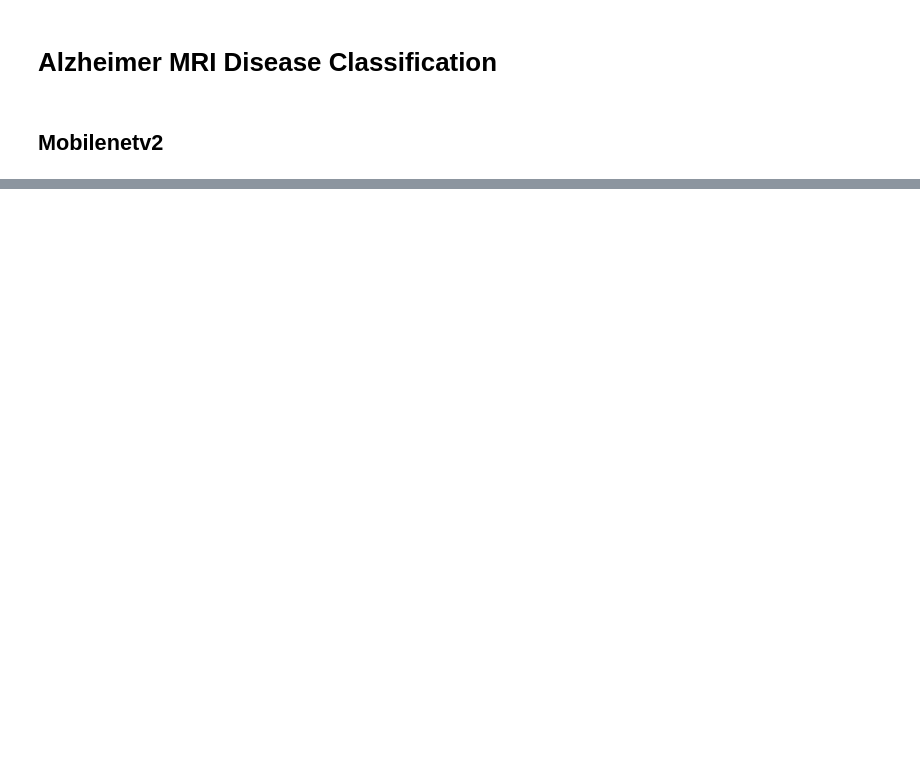
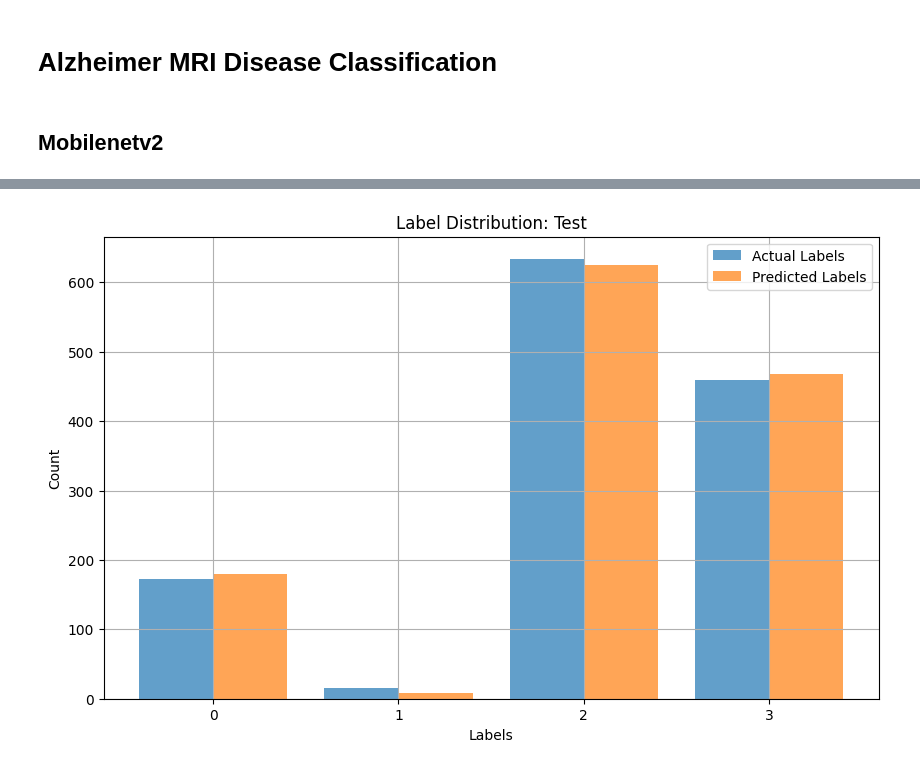
Before and after one commit to leehimcm/ml-project_Alzheimer-MRI-Disease-Classification, a Jupyter notebook: Mobilenetv2_sooyeon.ipynb, the cells around one changed output, grey strips where cells are left out. Drawn from its saved outputs; the diff is of its cells as text; code cells hidden in the pictures; blank space fills up the shorter version.

```diff
--- a/Mobilenetv2_sooyeon.ipynb
+++ b/Mobilenetv2_sooyeon.ipynb
@@ -195,0 +240,27 @@ F1-Score: 0.9601, Accuracy: 0.9602
+# %%
+from collections import Counter
+
+def plot_label_distribution(labels, preds, title):
+    actual_counts = Counter(labels)
+    predicted_counts = Counter(preds)
+    all_classes = sorted(set(labels))
+    actual_distribution = [actual_counts[cls] for cls in all_classes]
+    predicted_distribution = [predicted_counts[cls] for cls in all_classes]
+
+    plt.figure(figsize=(10, 6))
+    bar_width = 0.4
+    indices = np.arange(len(all_classes))
+    plt.bar(indices, actual_distribution, width=bar_width, label="Actual Labels", alpha=0.7)
+    plt.bar(indices + bar_width, predicted_distribution, width=bar_width, label="Predicted Labels", alpha=0.7)
+    plt.title(title)
+    plt.xlabel("Labels")
+    plt.ylabel("Count")
+    plt.xticks(indices + bar_width / 2, all_classes)
+    plt.legend()
+    plt.grid(True)
+    plt.show()
+
+# Test Label Distribution
+plot_label_distribution(y_true, y_pred, "Label Distribution: Test")
+# %% [output]
+[figure, added]
```
Also changed, not shown: parts of 3 cells of this notebook.
